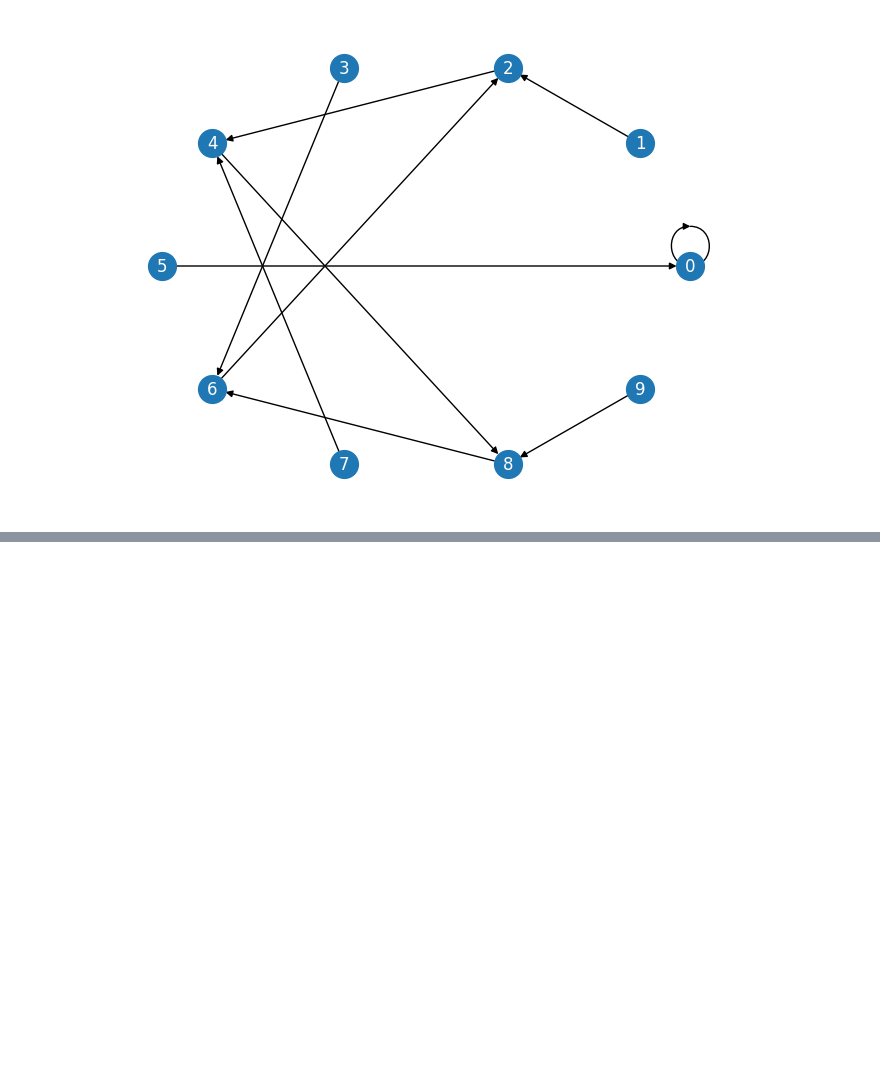
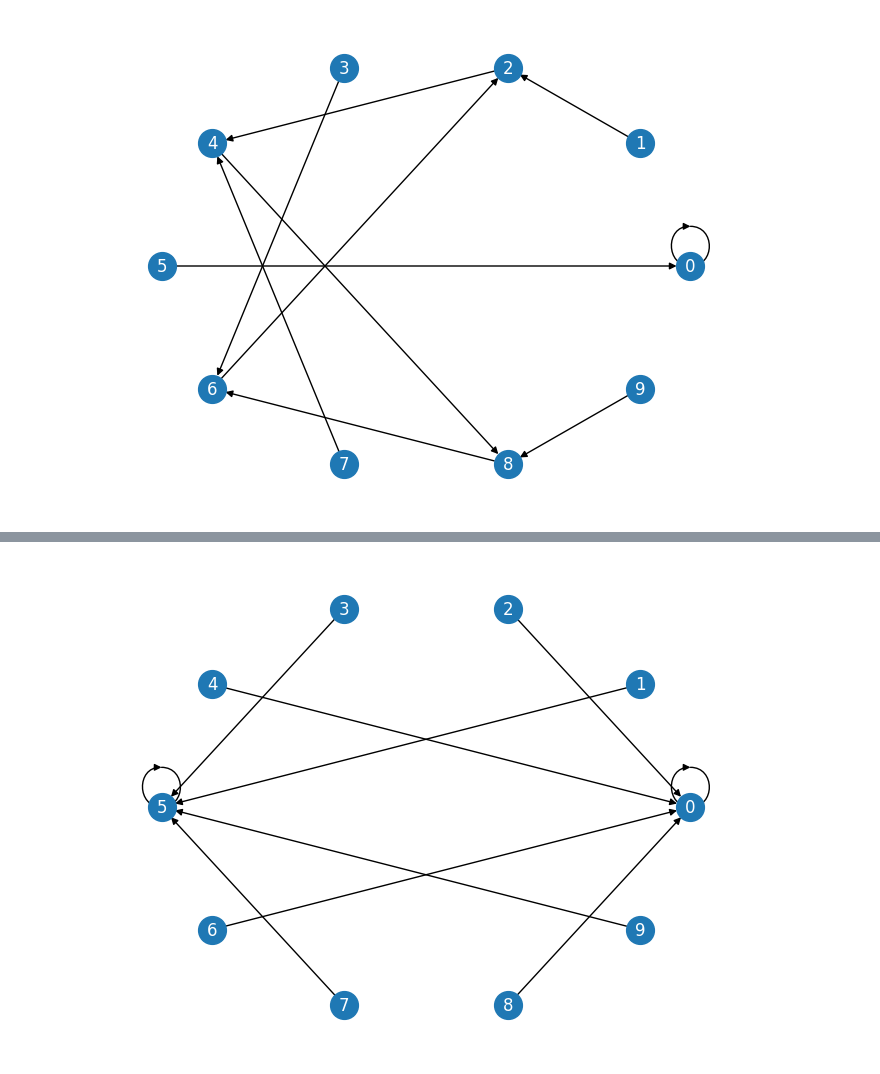
Before and after one commit to jelaiw/number-theory-class, a Jupyter notebook: fermats_little_theorem.ipynb, the cells around one changed output, grey strips where cells are left out. Cells and saved outputs as stored; diff of their text form; code cells hidden in the pictures; blank space fills up the shorter version.

```diff
--- a/fermats_little_theorem.ipynb
+++ b/fermats_little_theorem.ipynb
@@ -20,0 +25,4 @@ plot_digit_trace(10, 2, 10)
+# %%
+plot_digit_trace(10, 5, 10)
+# %% [output]
+[figure, added]
```
Also changed, not shown: parts of 1 cell of this notebook.
